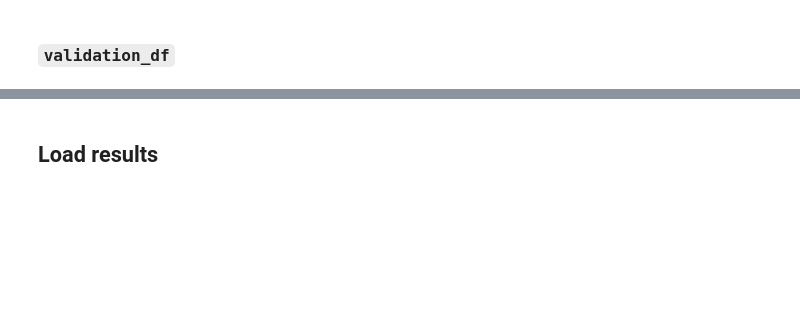
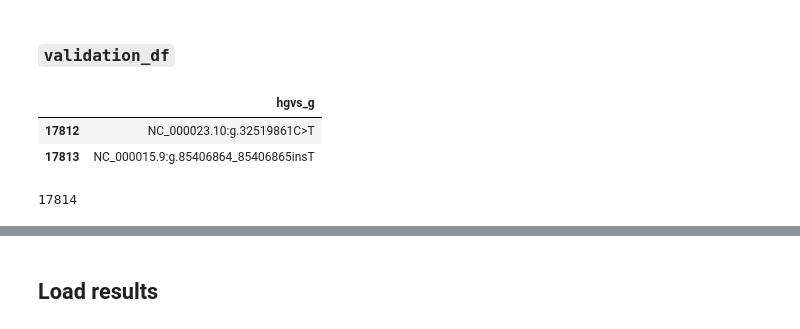
Before and after one commit to elaspic/cagi6-submission, a Jupyter notebook: notebooks/39_cagi6_sherloc_submission.ipynb, the cells around one changed output, grey strips where cells are left out. Saved outputs shown, nothing was run; the diff lists cells and outputs as text; code cells hidden in the pictures; blank space fills up the shorter version.

```diff
--- a/notebooks/39_cagi6_sherloc_submission.ipynb
+++ b/notebooks/39_cagi6_sherloc_submission.ipynb
@@ -78,16 +113,17 @@ len(testing_df)
 # %% [markdown]
 ### `validation_df`
 # %%
-validation_file = NOTEBOOK_DIR.parent.joinpath(
-    "30_cagi6_sherloc", "validation_variants.tsv"
-)
+validation_file = NOTEBOOK_DIR.parent.joinpath("30_cagi6_sherloc", "validation_variants.tsv")
 # %%
-validation_all_df = pd.read_csv(validation_file, sep="\t").rename(
-    columns={"HGVS.c": "hgvs_g"}
-)
+validation_all_df = pd.read_csv(validation_file, sep="\t").rename(columns={"HGVS.c": "hgvs_g"})
 
 display(validation_all_df.tail(2))
 len(validation_all_df)
+# %% [output]
+|  | hgvs_g |
+| 17812 | NC_000023.10:g.32519861C>T |
+| 17813 | NC_000015.9:g.85406864_85406865insT |
+17814
 # %%
 def map_g_to_c(str_g, mapper):
     from hgvs.exceptions import HGVSInvalidIntervalError, HGVSUsageError
```
Also changed, not shown: parts of 52 cells of this notebook.
